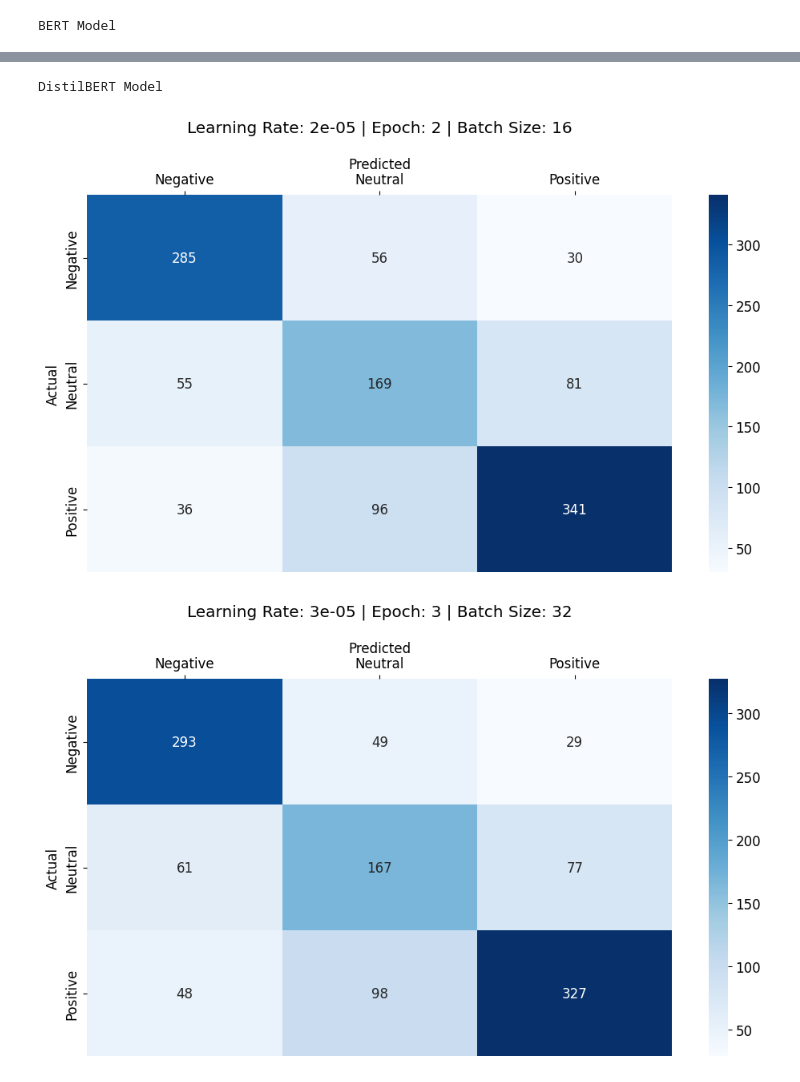
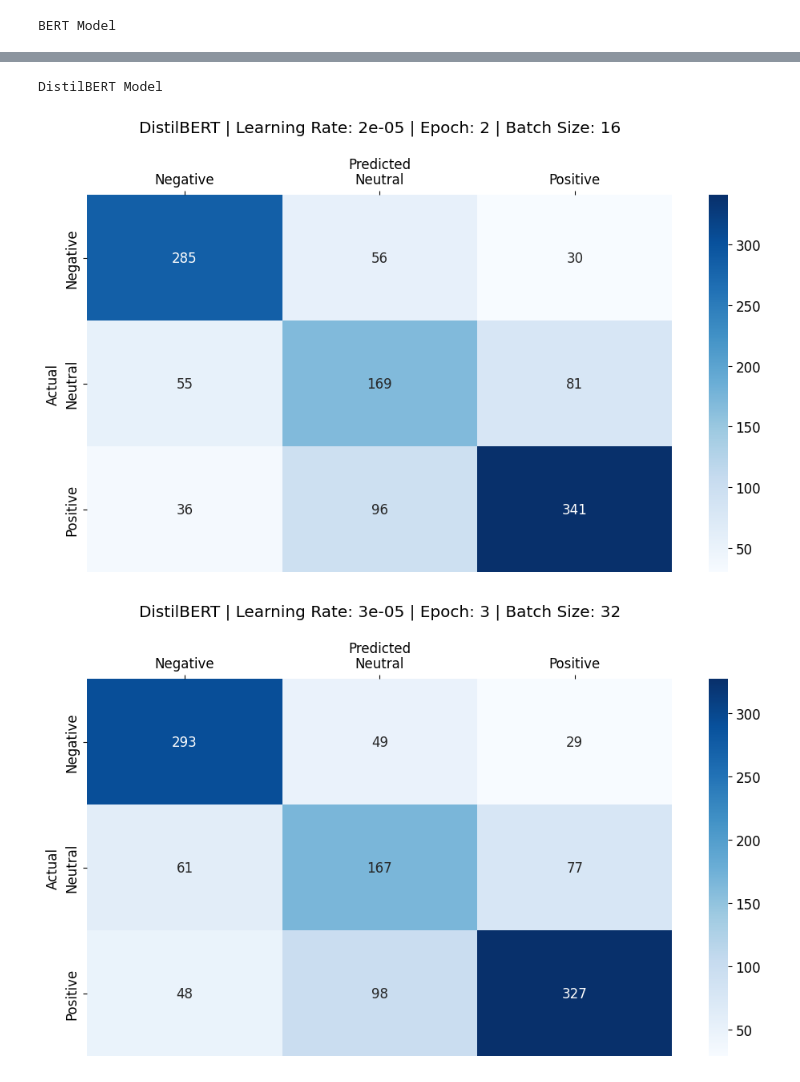
Before and after one commit to u-Kuro/Thesis-2024-U.S.-Presidential-Election-Sentiment-Analysis, a Jupyter notebook: Model Visualization Results.ipynb, the cells around one changed output, grey strips where cells are left out. Cells and saved outputs as stored; diff of their text form; code cells hidden in the pictures.

```diff
--- a/Model Visualization Results.ipynb
+++ b/Model Visualization Results.ipynb
@@ -61,23 +62,30 @@ def show_model_confusion_matrices():
             unique_file_suffix = " - Predicted Dataset.csv"
             prediction_files = [f for f in os.listdir(folder_path) if f.endswith(unique_file_suffix)]
 
-            for file in prediction_files:
-                file_path = os.path.join(folder_path, file)
+            if len(prediction_files) == 0:
+                raise Exception(f'Missing File with "{unique_file_suffix}" suffix in "{folder_path}"')
+            elif len(prediction_files) > 1:
+                raise Exception(f'File with "{unique_file_suffix}" suffix in "{folder_path}" is duplicated')
 
-                # Load and validate data
-                df = pd.read_csv(file_path)
-                y_true, y_pred = df["Final_Sent"], df["Predicted_Sent"]
+            # Get the prediction file
+            file = prediction_files[0]
+            file_path = os.path.join(folder_path, file)
 
-                # Create visualization
-                params_short = file.replace(unique_file_suffix, "").split(", ")
-                params_short = [
-                    param.replace("LR ", "Learning Rate: ")
-                         .replace("E ", "Epoch: ")
-                         .replace("BS ", "Batch Size: ")
-                    for param in params_short
-                ]
-                title = " | ".join(params_short)
-                create_confusion_matrix(y_true, y_pred, title)
+            # Load data
+            df = pd.read_csv(file_path)
+            y_true, y_pred = df["Final_Sent"], df["Predicted_Sent"]
+
+            # Create visualization
+            params_short = file.replace(unique_file_suffix, "").split(", ")
+            params_short = [
+                param.replace("LR ", "Learning Rate: ")
+                     .replace("E ", "Epoch: ")
+                     .replace("BS ", "Batch Size: ")
+                for param in params_short
+            ]
+            params_short.insert(0, model_folder)
+            title = " | ".join(params_short)
+            create_confusion_matrix(y_true, y_pred, title)
 
 show_model_confusion_matrices()
 # %% [output]
@@ -89,3 +97,3 @@ BERT Model
 DistilBERT Model
-[figure, old version]
+[figure, new version]
-[figure, old version]
+[figure, new version]
```
Also changed, not shown: parts of 6 cells of this notebook.
